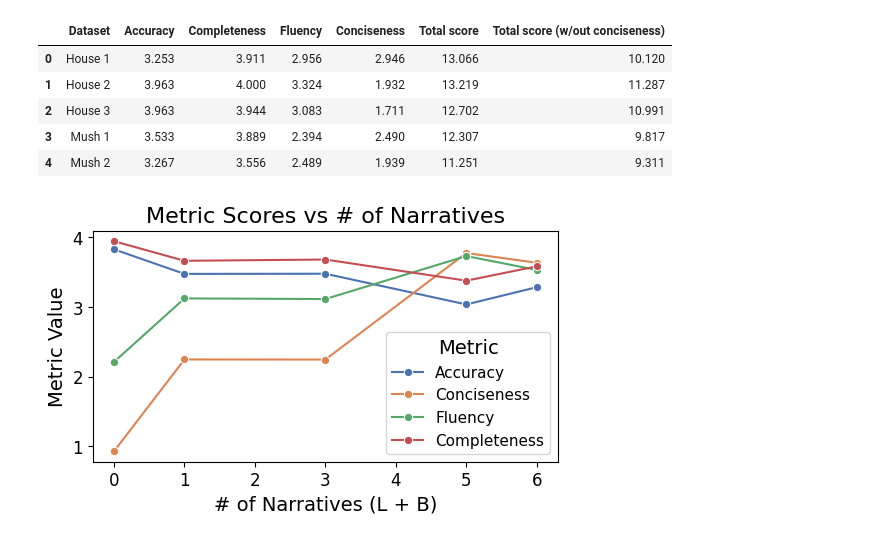
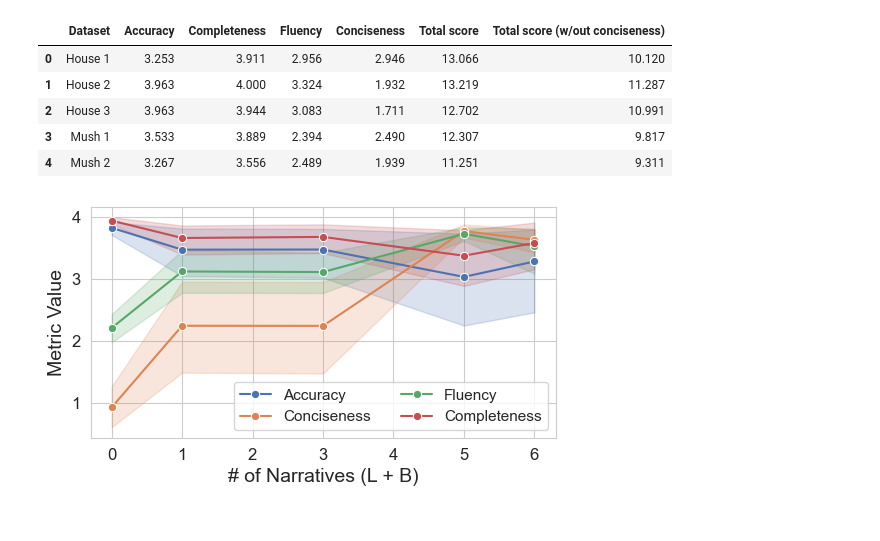
Before and after one commit to sibyl-dev/Explingo, a Jupyter notebook: full-experiment/evaluate_results.ipynb, the cells around one changed output. Saved outputs shown, nothing was run; the diff lists cells and outputs as text; code cells hidden in the pictures.

Commit message:
Cleaning up some plot

```diff
--- a/full-experiment/evaluate_results.ipynb
+++ b/full-experiment/evaluate_results.ipynb
@@ -198,39 +217,41 @@ df_by_dataset_mean.to_latex(
     caption="Overall results for each prompt and few-shot setting."
 )
 # %%
-# plot number of L+B in df_by_techique versus each metrics
+# plot number of L+B in df_by_technique versus each metrics
 import matplotlib.pyplot as plt
 import seaborn as sns
 
-df_by_technique["# of Narratives"] = df_by_technique["$L$"] + df_by_technique["$B$"]
+df["# of Narratives"] = df["$L$"] + df["$B$"]
 
-df_melted = df_by_technique.melt(id_vars=["# of Narratives"],
+df_melted = df.melt(id_vars=["# of Narratives"],
                     value_vars=["Accuracy", "Conciseness", "Fluency", "Completeness"],
                     var_name="Metric",
                     value_name="Value")
 
 # Create the line plot
 plt.rcParams.update({
     'font.size': 14,
     'axes.titlesize': 16,
     'axes.labelsize': 14,
     'xtick.labelsize': 12,
     'ytick.labelsize': 12,
     'legend.fontsize': 11
 })
 
 # Create the line plot with adjusted figure size
 plt.figure(figsize=(6, 3))
 
-sns.lineplot(data=df_melted, x="# of Narratives", y="Value", hue="Metric", marker="o", errorbar=None, palette="deep")
+sns.lineplot(data=df_melted, x="# of Narratives", y="Value", hue="Metric", marker="o", palette="deep", err_style="band")
+
+plt.legend(title=None, ncol=2)
 
 # Add title and labels
-plt.title("Metric Scores vs # of Narratives")
+# plt.title("Metric Scores vs # of Narratives")
 plt.xlabel("# of Narratives (L + B)")
 plt.ylabel("Metric Value")
 
 # Show the plot
 plt.savefig(os.path.join("results", "metrics_over_narratives.png"), bbox_inches="tight")
 plt.show()
 # %% [output]
-[figure, old version]
+[figure, new version]
```
Also changed, not shown: parts of 1 cell of this notebook, 3 other files.
